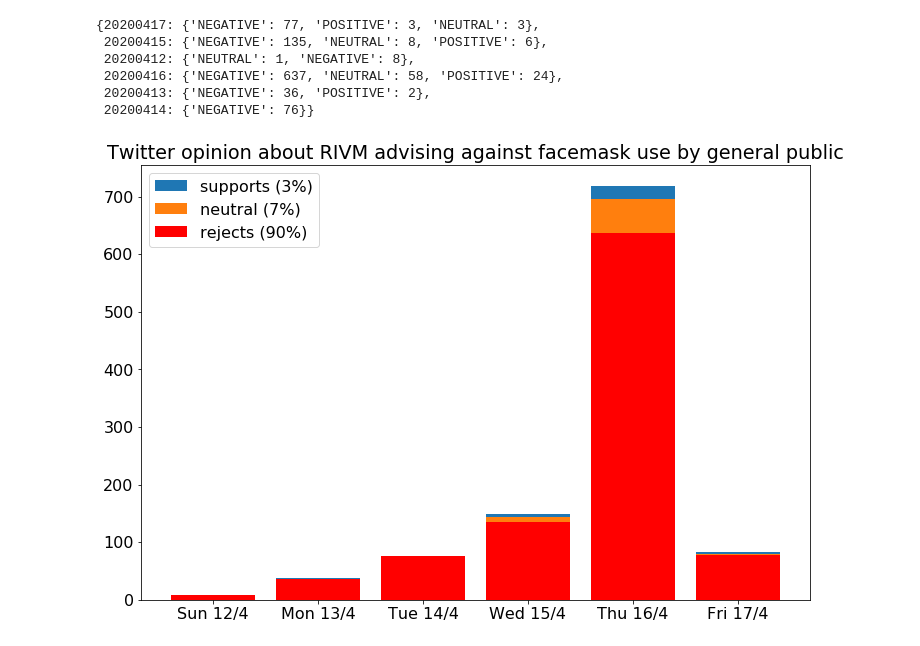
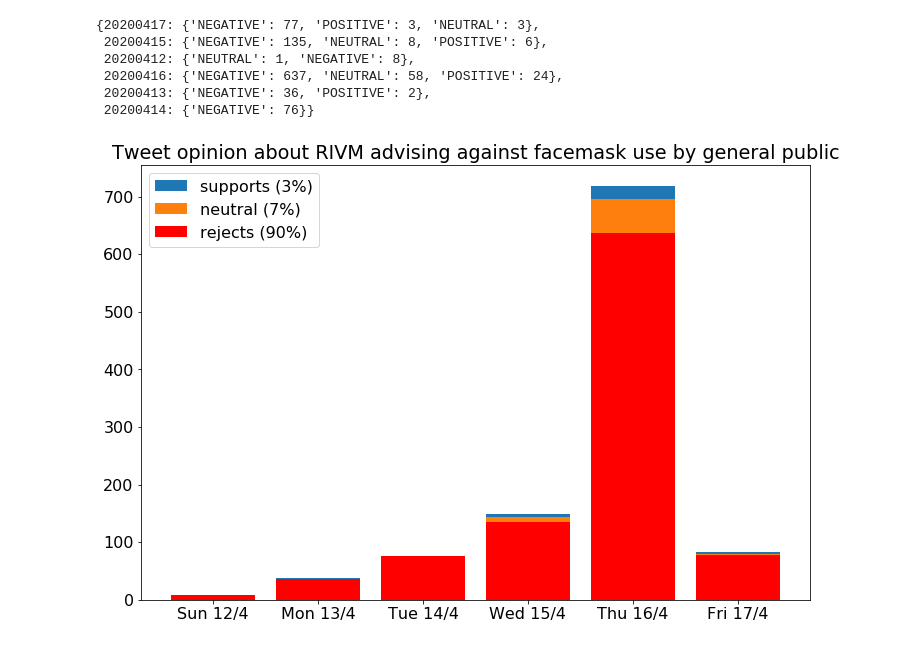
Before and after one commit to puregome/notebooks, a Jupyter notebook: tweet-counts.ipynb, the cells around one changed output. Saved outputs shown, nothing was run; the diff lists cells and outputs as text; code cells hidden in the pictures.

```diff
--- a/tweet-counts.ipynb
+++ b/tweet-counts.ipynb
@@ -187,7 +256,7 @@ len(texts)
 # %%
 pd.DataFrame.from_dict(texts,orient="index").to_csv("mondkapje-tweets.csv",header=False)
 # %%
-ANNOTATIONFILE = "human-labels.txt"
+ANNOTATIONFILE = "human-labels-mondkapje-tweets.txt"
 
 inFile = open(ANNOTATIONFILE,"r")
 annotations = {}
@@ -228,28 +297,28 @@ labelsPerDate
 # %%
 import matplotlib
 import matplotlib.pyplot as plt
 
 labels = {"NEGATIVE":"rejects","POSITIVE":"supports","NEUTRAL":"neutral"}
 percentages = {key:round(100*totals[key]/sum(totals.values())) for key in totals}
 font = {"size":16}
 matplotlib.rc("font",**font)
 
 for date in labelsPerDate:
     for label in [NEGATIVE,NEUTRAL,POSITIVE]:
         if not label in labelsPerDate[date]:
             labelsPerDate[date][label] = 0
 
 negative = [labelsPerDate[date][NEGATIVE] for date in labelsPerDate.keys()]
 neutral = [labelsPerDate[date][NEUTRAL] for date in labelsPerDate.keys()]
 positive = [labelsPerDate[date][POSITIVE] for date in labelsPerDate.keys()]
 negplusneu = [negative[i]+neutral[i] for i in range(0,len(neutral))]
 plt.figure(figsize=(12,8))
 plt.bar(list(labelsPerDate.keys()),positive,label=labels[POSITIVE]+" ("+str(percentages[POSITIVE])+"%)",bottom=negplusneu)
 plt.bar(list(labelsPerDate.keys()),neutral,label=labels[NEUTRAL]+" ("+str(percentages[NEUTRAL])+"%)",bottom=negative)
 plt.bar(list(labelsPerDate.keys()),negative,label=labels[NEGATIVE]+" ("+str(percentages[NEGATIVE])+"%)",color="r")
-plt.title("Twitter opinion about RIVM advising against facemask use by general public")
+plt.title("Tweet opinion about RIVM advising against facemask use by general public")
 plt.xticks(list(labelsPerDate.keys()),["Fri 17/4","Wed 15/4","Sun 12/4","Thu 16/4","Mon 13/4","Tue 14/4"])
 plt.legend()
 plt.show()
 # %% [output]
-[figure, old version]
+[figure, new version]
```
Also changed, not shown: parts of 10 cells of this notebook.
